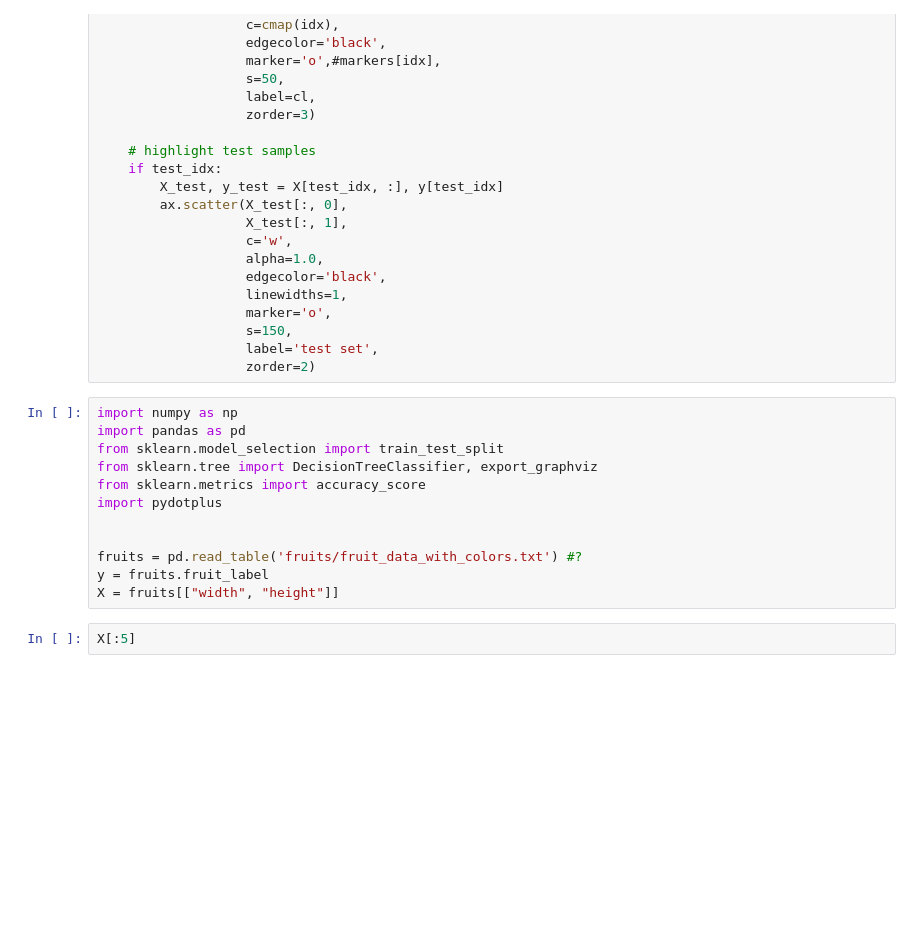
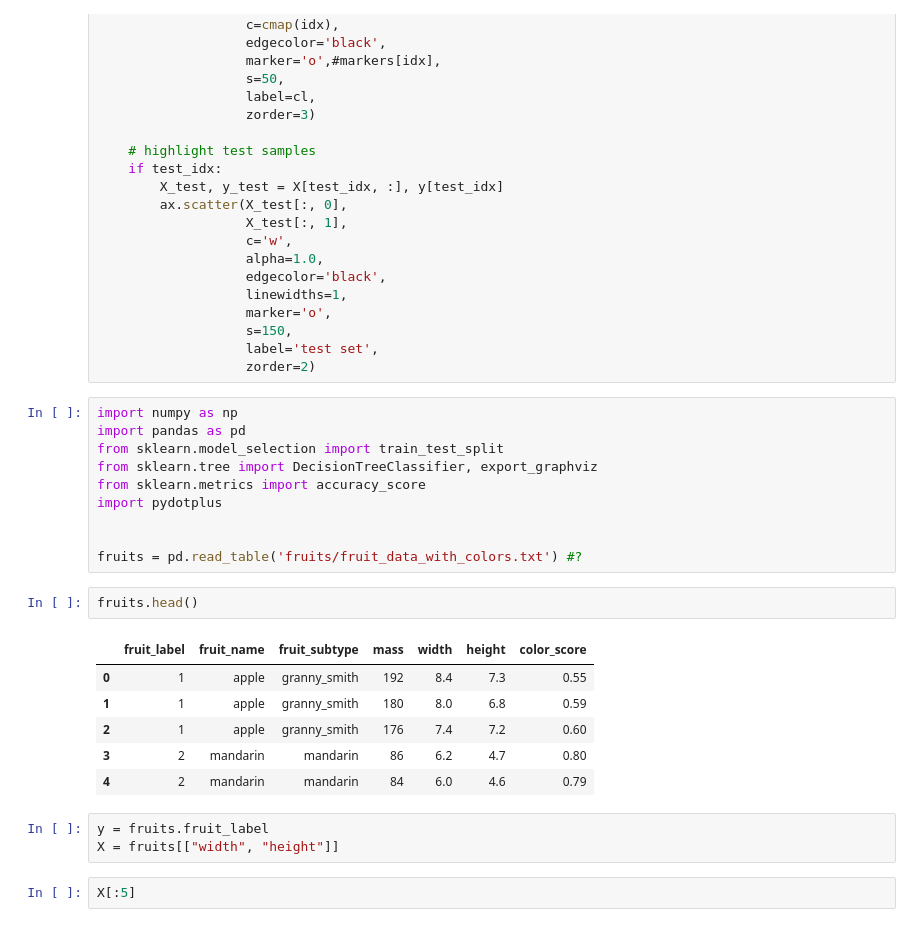
Before and after one commit to allegro/warsztaty-podstawy-ml-03-2019, a Jupyter notebook: part_5_cart/08_trees_and_forests.ipynb, the cells around one changed output. Saved outputs shown, nothing was run; the diff lists cells and outputs as text; blank space fills up the shorter version.

```diff
--- a/part_5_cart/08_trees_and_forests.ipynb
+++ b/part_5_cart/08_trees_and_forests.ipynb
@@ -75,8 +75,18 @@ import pydotplus
 
 
 fruits = pd.read_table('fruits/fruit_data_with_colors.txt') #?
-y = fruits.fruit_label
-X = fruits[["width", "height"]]
+# %%
+fruits.head()
+# %% [output]
+|  | fruit_label | fruit_name | fruit_subtype | mass | width | height | color_score |
+| 0 | 1 | apple | granny_smith | 192 | 8.4 | 7.3 | 0.55 |
+| 1 | 1 | apple | granny_smith | 180 | 8.0 | 6.8 | 0.59 |
+| 2 | 1 | apple | granny_smith | 176 | 7.4 | 7.2 | 0.60 |
+| 3 | 2 | mandarin | mandarin | 86 | 6.2 | 4.7 | 0.80 |
+| 4 | 2 | mandarin | mandarin | 84 | 6.0 | 4.6 | 0.79 |
+# %%
+y = fruits.fruit_label
+X = fruits[["width", "height"]]
 # %%
 X[:5]
 # %% [output]
```
Also changed, not shown: parts of 14 cells of this notebook, 3 other files.
